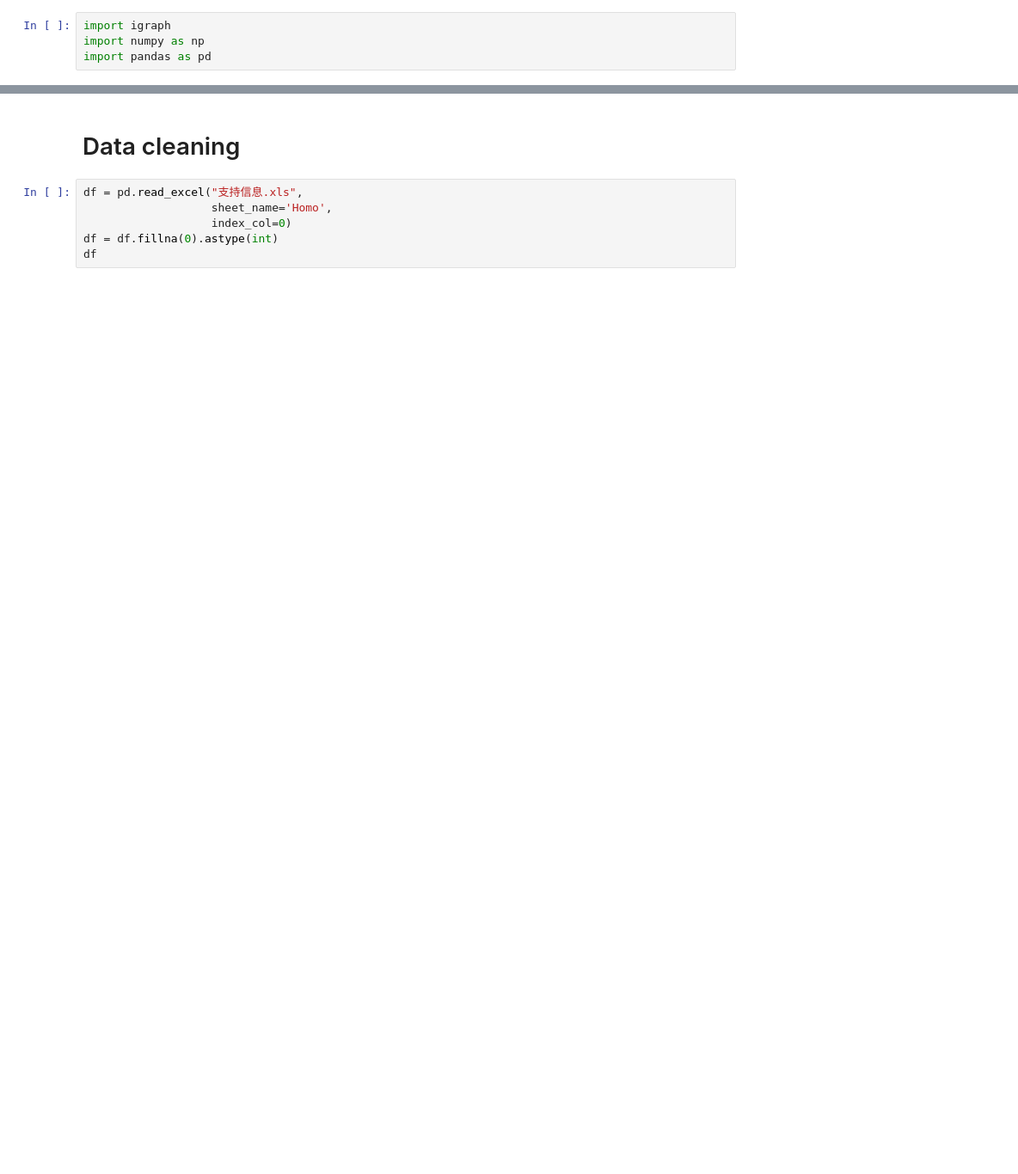
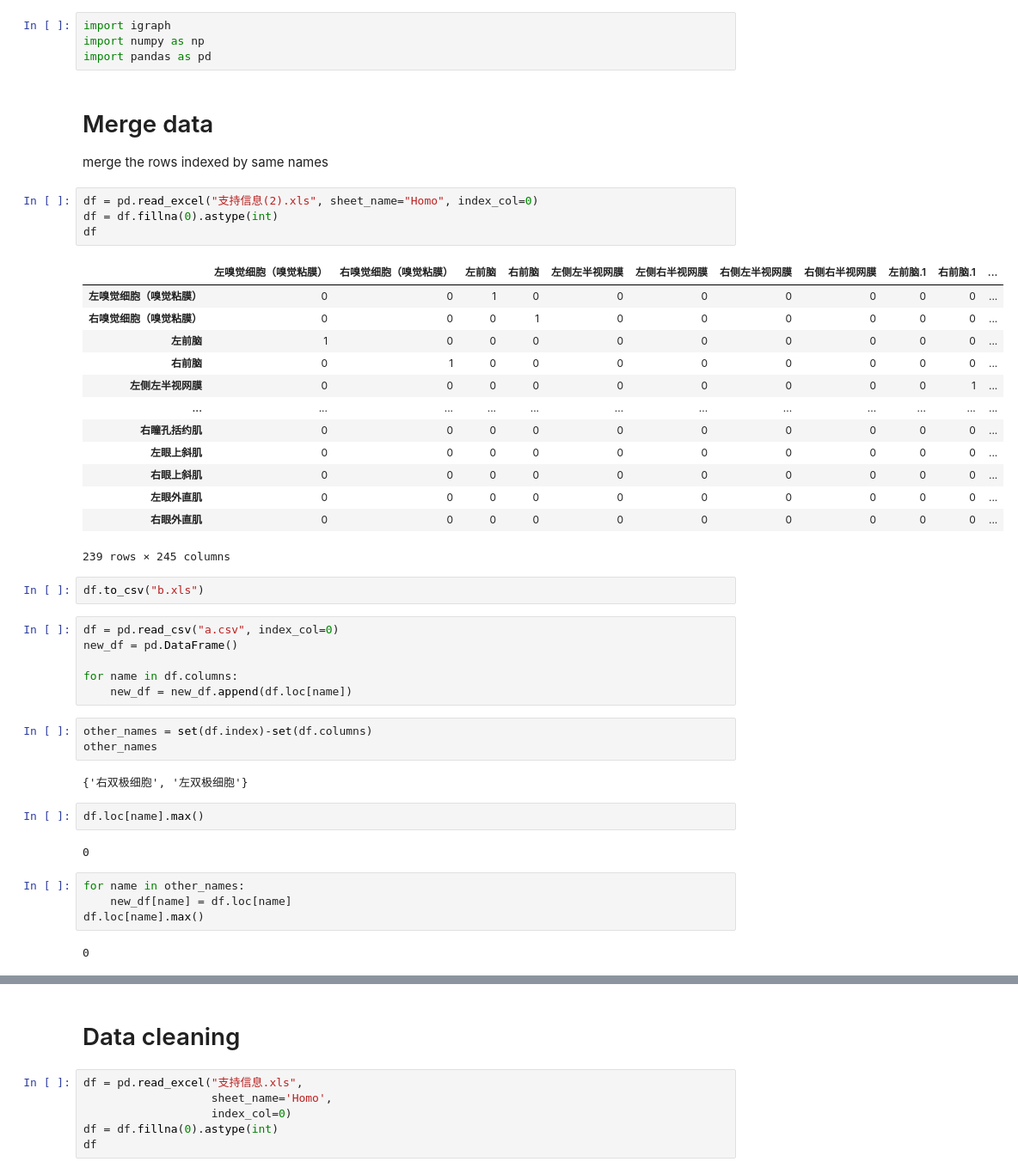
Before and after one commit to kentechx/NIMS, a Jupyter notebook: analysis_py.ipynb, the cells around one changed output, grey strips where cells are left out. Shown: that part at 86% size. Drawn from its saved outputs; the diff is of its cells as text; blank space fills up the shorter version.

```diff
--- a/analysis_py.ipynb
+++ b/analysis_py.ipynb
@@ -2,3 +2,47 @@
 import igraph
 import numpy as np
 import pandas as pd
+# %% [markdown]
+# Merge data
+merge the rows indexed by same names
+# %%
+df = pd.read_excel("支持信息(2).xls", sheet_name="Homo", index_col=0)
+df = df.fillna(0).astype(int)
+df
+# %% [output]
+|  | 左嗅觉细胞（嗅觉粘膜） | 右嗅觉细胞（嗅觉粘膜） | 左前脑 | 右前脑 | 左侧左半视网膜 | 左侧右半视网膜 | 右侧左半视网膜 | 右侧右半视网膜 | 左前脑.1 | 右前脑.1 | ... |
+| 左嗅觉细胞（嗅觉粘膜） | 0 | 0 | 1 | 0 | 0 | 0 | 0 | 0 | 0 | 0 | ... |
+| 右嗅觉细胞（嗅觉粘膜） | 0 | 0 | 0 | 1 | 0 | 0 | 0 | 0 | 0 | 0 | ... |
+| 左前脑 | 1 | 0 | 0 | 0 | 0 | 0 | 0 | 0 | 0 | 0 | ... |
+| 右前脑 | 0 | 1 | 0 | 0 | 0 | 0 | 0 | 0 | 0 | 0 | ... |
+| 左侧左半视网膜 | 0 | 0 | 0 | 0 | 0 | 0 | 0 | 0 | 0 | 1 | ... |
+| ... | ... | ... | ... | ... | ... | ... | ... | ... | ... | ... | ... |
+| 右瞳孔括约肌 | 0 | 0 | 0 | 0 | 0 | 0 | 0 | 0 | 0 | 0 | ... |
+| 左眼上斜肌 | 0 | 0 | 0 | 0 | 0 | 0 | 0 | 0 | 0 | 0 | ... |
+| 右眼上斜肌 | 0 | 0 | 0 | 0 | 0 | 0 | 0 | 0 | 0 | 0 | ... |
+| 左眼外直肌 | 0 | 0 | 0 | 0 | 0 | 0 | 0 | 0 | 0 | 0 | ... |
+| 右眼外直肌 | 0 | 0 | 0 | 0 | 0 | 0 | 0 | 0 | 0 | 0 | ... |
+239 rows × 245 columns
+# %%
+df.to_csv("b.xls")
+# %%
+df = pd.read_csv("a.csv", index_col=0)
+new_df = pd.DataFrame()
+
+for name in df.columns:
+    new_df = new_df.append(df.loc[name])
+# %%
+other_names = set(df.index)-set(df.columns)
+other_names
+# %% [output]
+{'右双极细胞', '左双极细胞'}
+# %%
+df.loc[name].max()
+# %% [output]
+0
+# %%
+for name in other_names:
+    new_df[name] = df.loc[name]
+df.loc[name].max()
+# %% [output]
+0
```
Also changed, not shown: parts of 3 cells of this notebook, 2 other files.
